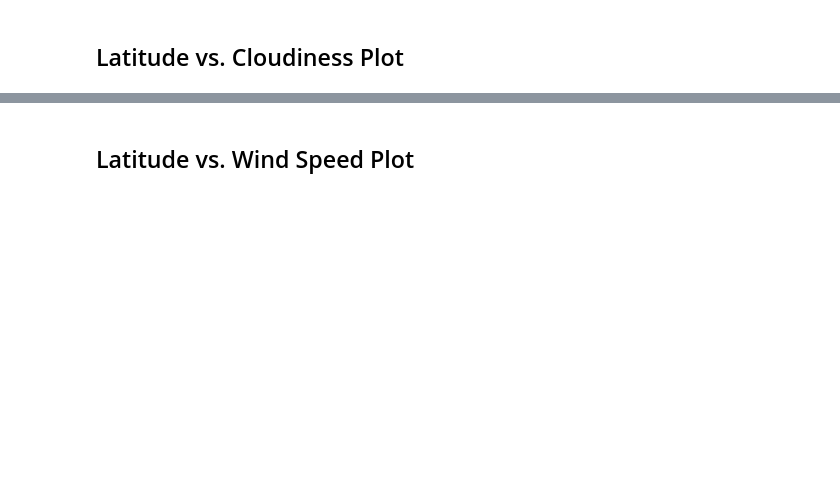
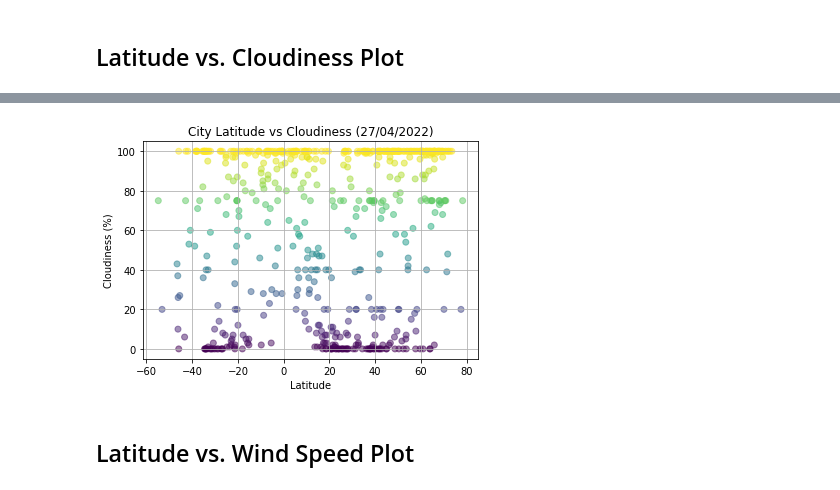
Before and after one commit to VanessaGuzman12/python-api-challenge, a Jupyter notebook: WeatherPy/WeatherPy.ipynb, the cells around one changed output, grey strips where cells are left out. Drawn from its saved outputs; the diff is of its cells as text; code cells hidden in the pictures; blank space fills up the shorter version.

```diff
--- a/WeatherPy/WeatherPy.ipynb
+++ b/WeatherPy/WeatherPy.ipynb
@@ -134,2 +200,11 @@ Int64Index([], dtype='int64')
+# %%
+plt.scatter(city_df['Latitude'], city_df['Cloudiness'], alpha= 0.5, c= city_df['Cloudiness'])
+plt.xlabel('Latitude')
+plt.ylabel('Cloudiness (%)')
+plt.title('City Latitude vs Cloudiness (27/04/2022)')
+plt.grid()
+plt.savefig("Images/LatvsCloud.png")
+# %% [output]
+[figure, added]
 # %% [markdown]
 ## Latitude vs. Wind Speed Plot
```
Also changed, not shown: parts of 41 cells of this notebook, 19 other files.
